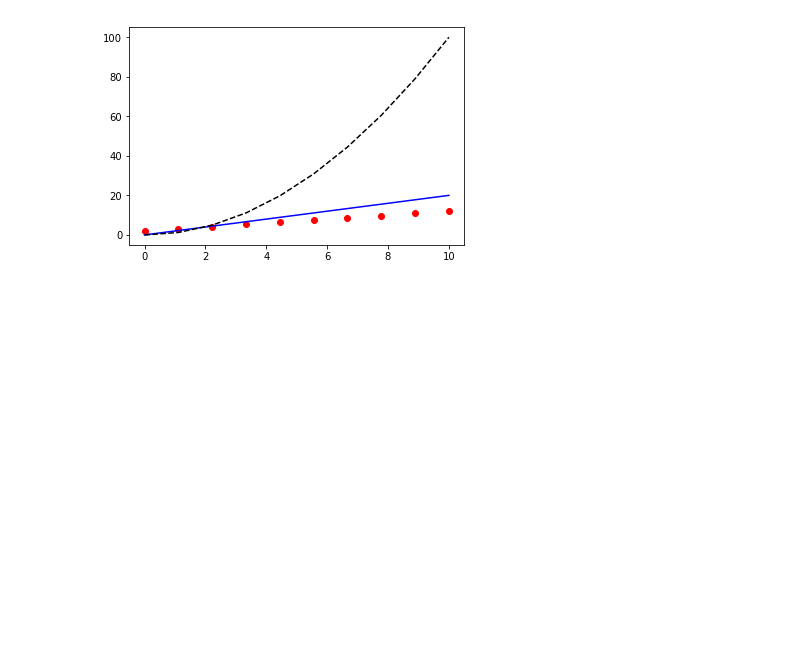
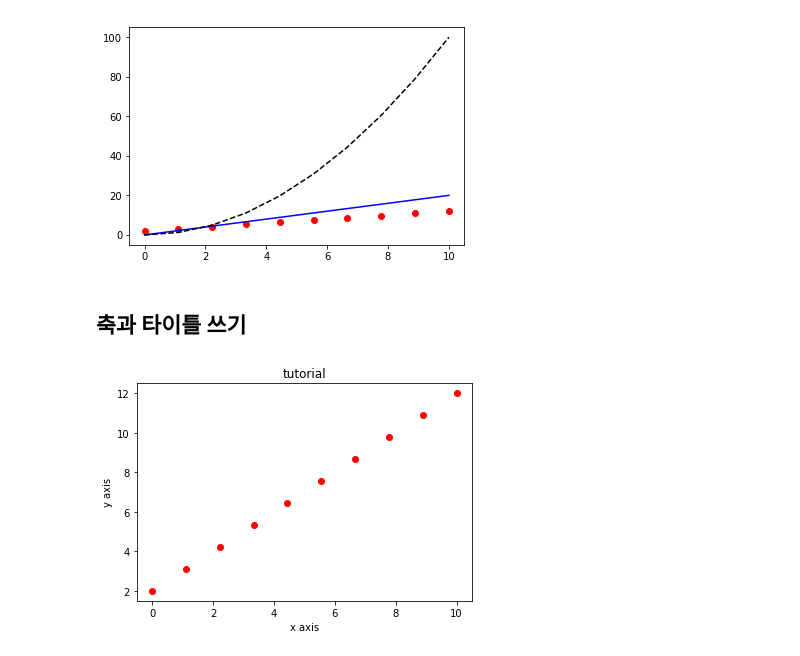
Before and after one commit to seanexp/DataVisualization, a Jupyter notebook: Lesson 1_matplotlib 튜토리얼.ipynb, the cells around one changed output. Cells and saved outputs as stored; diff of their text form; code cells hidden in the pictures; blank space fills up the shorter version.

```diff
--- a/Lesson 1_matplotlib 튜토리얼.ipynb
+++ b/Lesson 1_matplotlib 튜토리얼.ipynb
@@ -43,3 +43,13 @@ plt.plot(X, f1(X), 'ro', X, f2(X), 'b-', X, f3(X), 'k--')
 plt.show()
 # %% [output]
 [figure]
+# %% [markdown]
+## 축과 타이틀 쓰기
+# %%
+plt.plot(X, f1(X), 'ro')
+plt.xlabel('x axis')
+plt.ylabel('y axis')
+plt.title('tutorial')
+plt.show()
+# %% [output]
+[figure, added]
```
Also changed, not shown: parts of 4 cells of this notebook, 1 other file.
